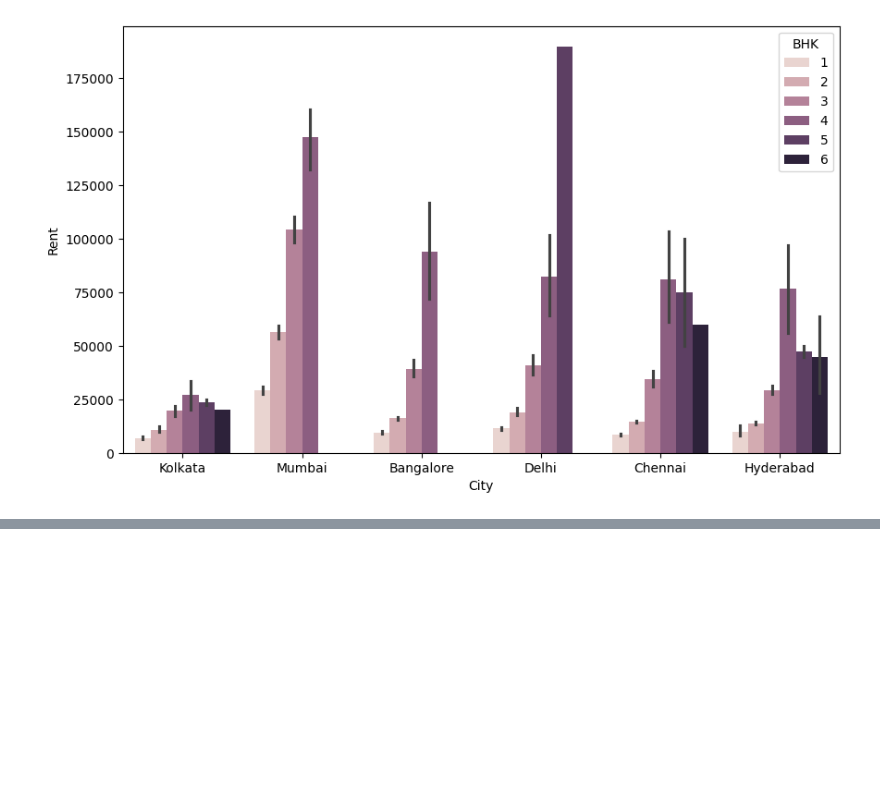
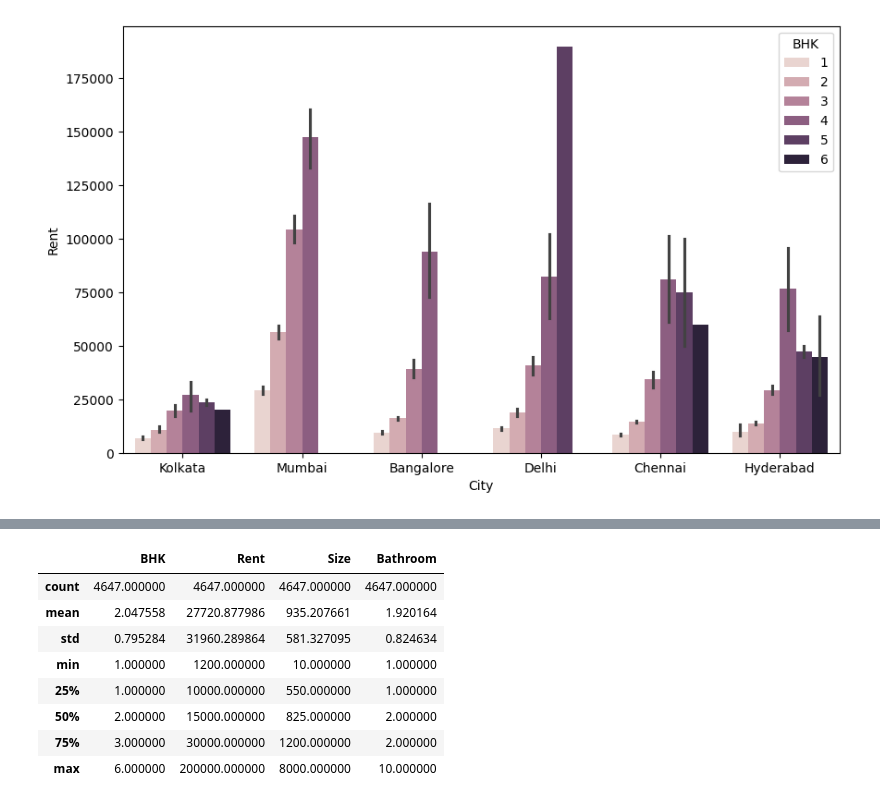
Before and after one commit to fudge-fantastic/Machine-Learning, a Jupyter notebook: House_Rent_Prediction/House-Rent-Prediction.ipynb, the cells around one changed output, grey strips where cells are left out. Saved outputs shown, nothing was run; the diff lists cells and outputs as text; code cells hidden in the pictures; blank space fills up the shorter version.

```diff
--- a/House_Rent_Prediction/House-Rent-Prediction.ipynb
+++ b/House_Rent_Prediction/House-Rent-Prediction.ipynb
@@ -198,0 +209,12 @@ hd[hd['BHK'] == 6]
+# %%
+hd.describe()
+# %% [output]
+|  | BHK | Rent | Size | Bathroom |
+| count | 4647.000000 | 4647.000000 | 4647.000000 | 4647.000000 |
+| mean | 2.047558 | 27720.877986 | 935.207661 | 1.920164 |
+| std | 0.795284 | 31960.289864 | 581.327095 | 0.824634 |
+| min | 1.000000 | 1200.000000 | 10.000000 | 1.000000 |
+| 25% | 1.000000 | 10000.000000 | 550.000000 | 1.000000 |
+| 50% | 2.000000 | 15000.000000 | 825.000000 | 2.000000 |
+| 75% | 3.000000 | 30000.000000 | 1200.000000 | 2.000000 |
+| max | 6.000000 | 200000.000000 | 8000.000000 | 10.000000 |
```
Also changed, not shown: parts of 14 cells of this notebook.
